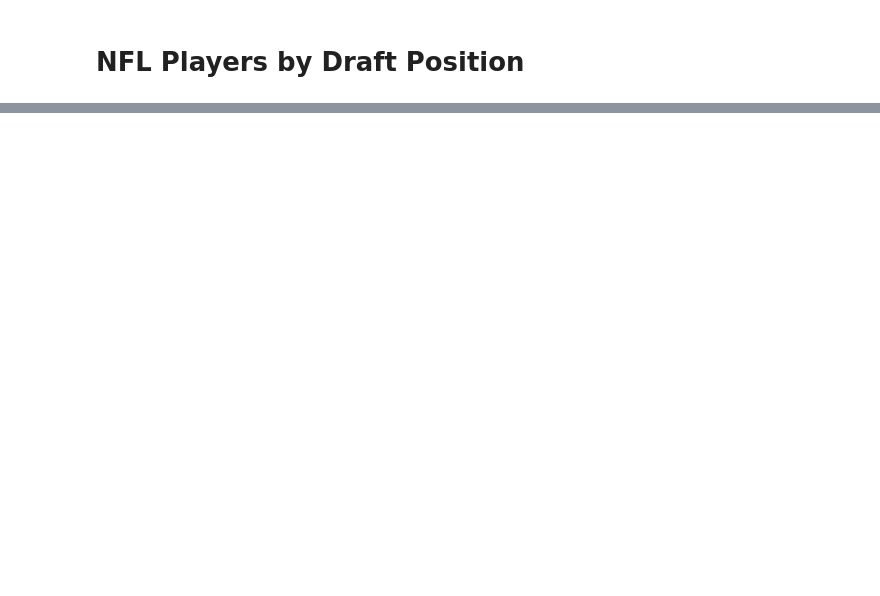
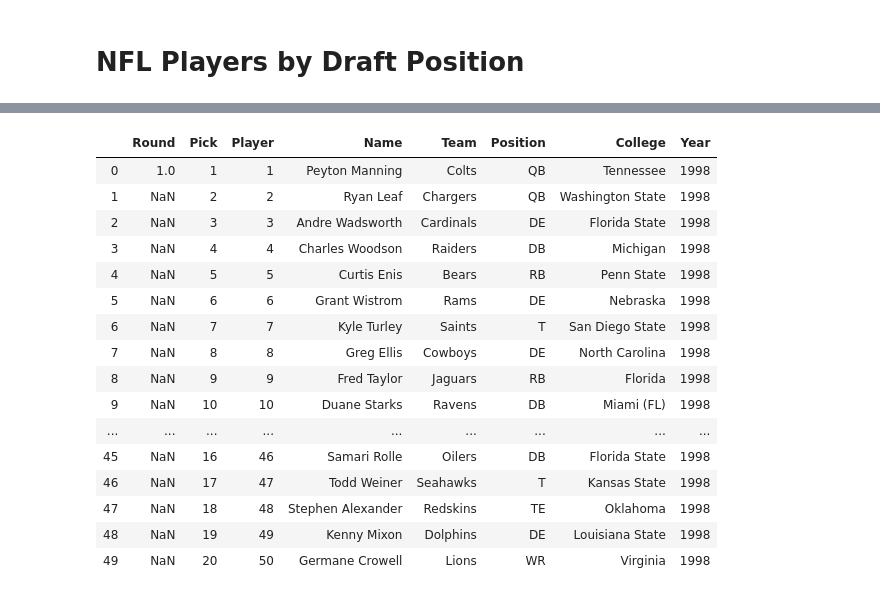
Before and after one commit to rdashcraft91/NFL-ETL, a Jupyter notebook: Ryan_Notebook.ipynb, the cells around one changed output, grey strips where cells are left out. Saved outputs shown, nothing was run; the diff lists cells and outputs as text; code cells hidden in the pictures; blank space fills up the shorter version.

Commit message:
finished table creation

```diff
--- a/Ryan_Notebook.ipynb
+++ b/Ryan_Notebook.ipynb
@@ -45,0 +8,9 @@ draft2019
+# %%
+rounds = []
+years = list(range(1998,2020))
+
+for year in years:
+    request = requests.get(f'{url}{year}')
+    draft = pd.read_html(request.text, header=1)
+    draft = draft[0]
+    rounds.append(draft)
@@ -45,0 +54,23 @@ draft2019
+# %%
+draft1998['Year'] = '1998'
+draft1999['Year'] = '1999'
+draft2000['Year'] = '2000'
+draft2001['Year'] = '2001'
+draft2002['Year'] = '2002'
+draft2003['Year'] = '2003'
+draft2004['Year'] = '2004'
+draft2005['Year'] = '2005'
+draft2006['Year'] = '2006'
+draft2007['Year'] = '2007'
+draft2008['Year'] = '2008'
+draft2009['Year'] = '2009'
+draft2010['Year'] = '2010'
+draft2011['Year'] = '2011'
+draft2012['Year'] = '2012'
+draft2013['Year'] = '2013'
+draft2014['Year'] = '2014'
+draft2015['Year'] = '2015'
+draft2016['Year'] = '2016'
+draft2017['Year'] = '2017'
+draft2018['Year'] = '2018'
+draft2019['Year'] = '2019'
@@ -45,0 +91,26 @@ draft2019
+# %%
+all_drafts = [draft1998, draft1999, draft2000, draft2001, draft2002, draft2003, draft2004, draft2005, draft2006,
+              draft2007, draft2008, draft2009, draft2010, draft2011, draft2012, draft2013, draft2014, draft2015,
+              draft2016, draft2017, draft2018, draft2019]
+
+all_drafts = pd.concat(all_drafts).reset_index(drop=True)
+
+all_drafts.head(50)
+# %% [output]
+|  | Round | Pick | Player | Name | Team | Position | College | Year |
+| 0 | 1.0 | 1 | 1 | Peyton Manning | Colts | QB | Tennessee | 1998 |
+| 1 | NaN | 2 | 2 | Ryan Leaf | Chargers | QB | Washington State | 1998 |
+| 2 | NaN | 3 | 3 | Andre Wadsworth | Cardinals | DE | Florida State | 1998 |
+| 3 | NaN | 4 | 4 | Charles Woodson | Raiders | DB | Michigan | 1998 |
+| 4 | NaN | 5 | 5 | Curtis Enis | Bears | RB | Penn State | 1998 |
+| 5 | NaN | 6 | 6 | Grant Wistrom | Rams | DE | Nebraska | 1998 |
+| 6 | NaN | 7 | 7 | Kyle Turley | Saints | T | San Diego State | 1998 |
+| 7 | NaN | 8 | 8 | Greg Ellis | Cowboys | DE | North Carolina | 1998 |
+| 8 | NaN | 9 | 9 | Fred Taylor | Jaguars | RB | Florida | 1998 |
+| 9 | NaN | 10 | 10 | Duane Starks | Ravens | DB | Miami (FL) | 1998 |
+| ... | ... | ... | ... | ... | ... | ... | ... | ... |
+| 45 | NaN | 16 | 46 | Samari Rolle | Oilers | DB | Florida State | 1998 |
+| 46 | NaN | 17 | 47 | Todd Weiner | Seahawks | T | Kansas State | 1998 |
+| 47 | NaN | 18 | 48 | Stephen Alexander | Redskins | TE | Oklahoma | 1998 |
+| 48 | NaN | 19 | 49 | Kenny Mixon | Dolphins | DE | Louisiana State | 1998 |
+| 49 | NaN | 20 | 50 | Germane Crowell | Lions | WR | Virginia | 1998 |
```
Also changed, not shown: parts of 7 cells of this notebook, 1 other file.
